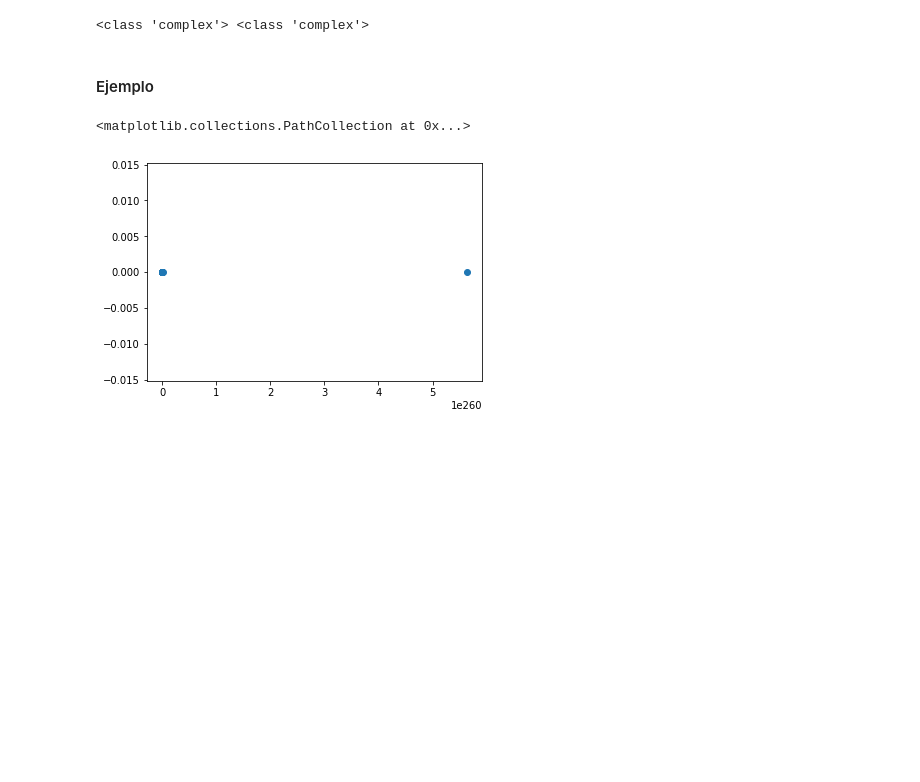
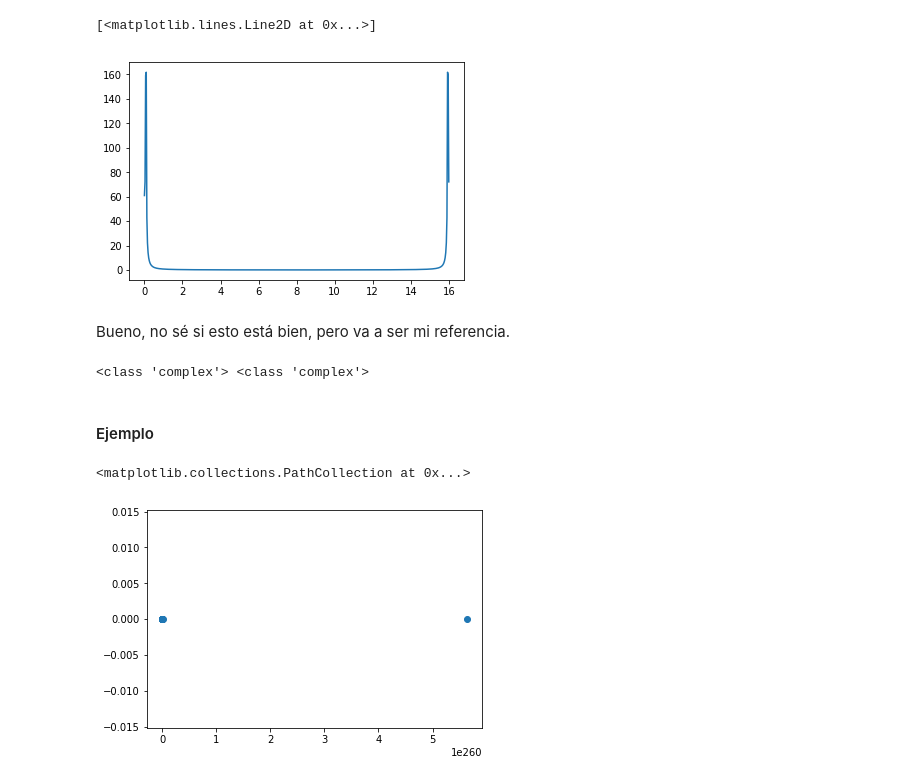
Before and after one commit to CosmoStats/cosmostats2018-Pagutri, a Jupyter notebook: 2daParte/Ejercicio1/01_Fourier_transform.ipynb, the cells around one changed output. Drawn from its saved outputs; the diff is of its cells as text; code cells hidden in the pictures; blank space fills up the shorter version.

```diff
--- a/2daParte/Ejercicio1/01_Fourier_transform.ipynb
+++ b/2daParte/Ejercicio1/01_Fourier_transform.ipynb
@@ -22,3 +51,10 @@ import matplotlib.pyplot as plt
+# %%
+plt.plot(x, np.abs(f_trans))
+# %% [output]
+[<matplotlib.lines.Line2D at 0x...>]
+[figure, added]
+# %% [markdown]
+Bueno, no sé si esto está bien, pero va a ser mi referencia.
 # %%
 a = complex(2, 3)
 b = 2 + 3j
```
Also changed, not shown: parts of 5 cells of this notebook.
